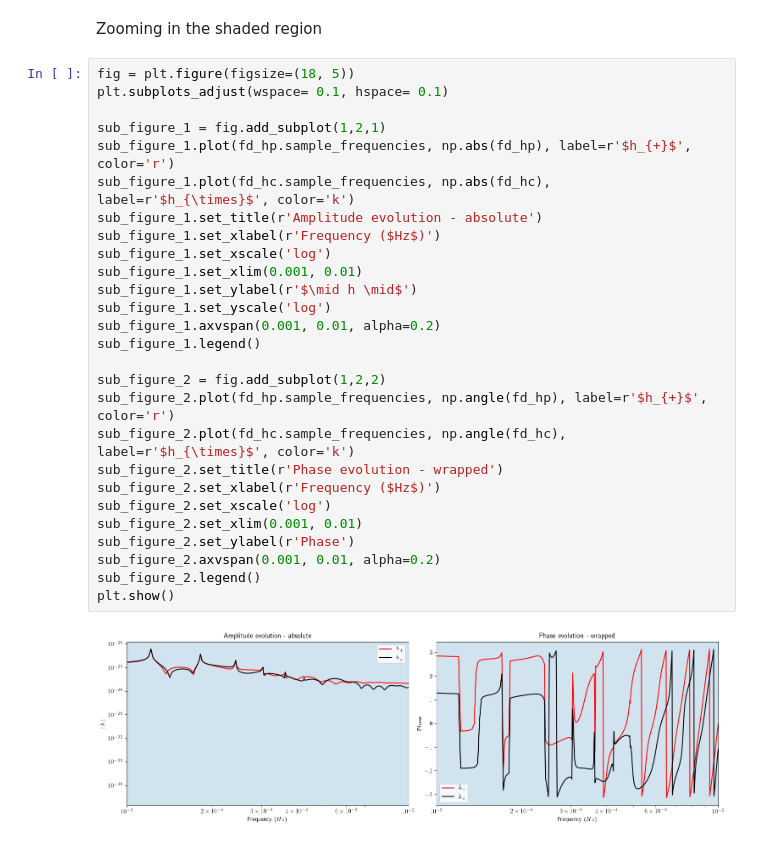
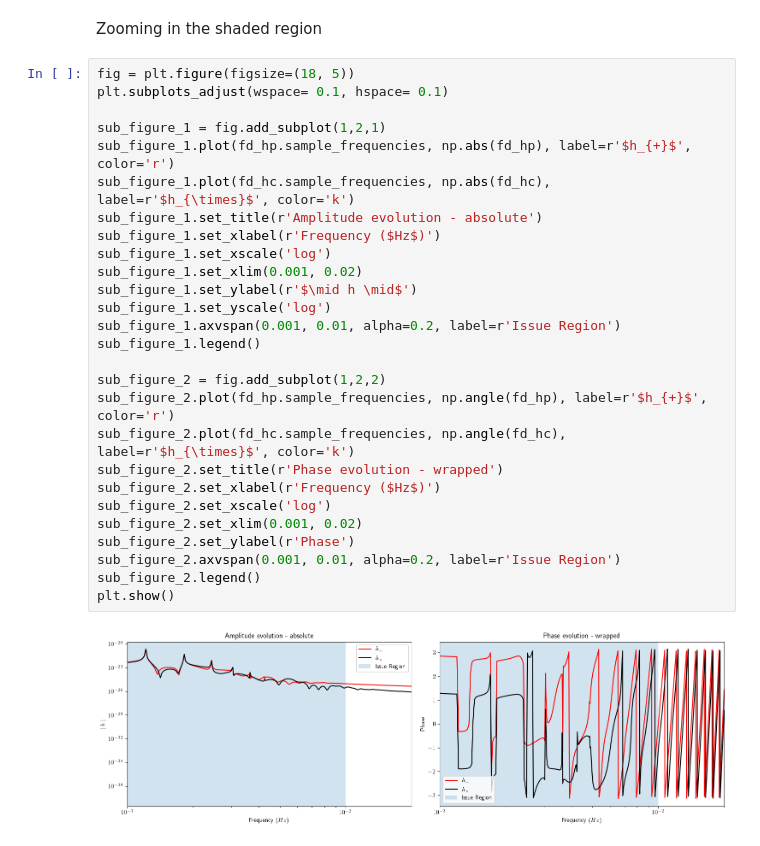
Before and after one commit to Anirudh-Srivastha-Nemmani/GWFish-fork, a Jupyter notebook: notebooks/deci-band-generation.ipynb, the cells around one changed output. Saved outputs shown, nothing was run; the diff lists cells and outputs as text.

```diff
--- a/notebooks/deci-band-generation.ipynb
+++ b/notebooks/deci-band-generation.ipynb
@@ -120,29 +122,29 @@ Zooming in the shaded region
 # %%
 fig = plt.figure(figsize=(18, 5))
 plt.subplots_adjust(wspace= 0.1, hspace= 0.1)
 
 sub_figure_1 = fig.add_subplot(1,2,1)
 sub_figure_1.plot(fd_hp.sample_frequencies, np.abs(fd_hp), label=r'$h_{+}$', color='r')
 sub_figure_1.plot(fd_hc.sample_frequencies, np.abs(fd_hc), label=r'$h_{\times}$', color='k')
 sub_figure_1.set_title(r'Amplitude evolution - absolute')
 sub_figure_1.set_xlabel(r'Frequency ($Hz$)')
 sub_figure_1.set_xscale('log')
-sub_figure_1.set_xlim(0.001, 0.01)
+sub_figure_1.set_xlim(0.001, 0.02)
 sub_figure_1.set_ylabel(r'$\mid h \mid$')
 sub_figure_1.set_yscale('log')
-sub_figure_1.axvspan(0.001, 0.01, alpha=0.2)
+sub_figure_1.axvspan(0.001, 0.01, alpha=0.2, label=r'Issue Region')
 sub_figure_1.legend()
 
 sub_figure_2 = fig.add_subplot(1,2,2)
 sub_figure_2.plot(fd_hp.sample_frequencies, np.angle(fd_hp), label=r'$h_{+}$', color='r')
 sub_figure_2.plot(fd_hc.sample_frequencies, np.angle(fd_hc), label=r'$h_{\times}$', color='k')
 sub_figure_2.set_title(r'Phase evolution - wrapped')
 sub_figure_2.set_xlabel(r'Frequency ($Hz$)')
 sub_figure_2.set_xscale('log')
-sub_figure_2.set_xlim(0.001, 0.01)
+sub_figure_2.set_xlim(0.001, 0.02)
 sub_figure_2.set_ylabel(r'Phase')
-sub_figure_2.axvspan(0.001, 0.01, alpha=0.2)
+sub_figure_2.axvspan(0.001, 0.01, alpha=0.2, label=r'Issue Region')
 sub_figure_2.legend()
 plt.show()
 # %% [output]
-[figure, old version]
+[figure, new version]
```
Also changed, not shown: parts of 9 cells of this notebook.
